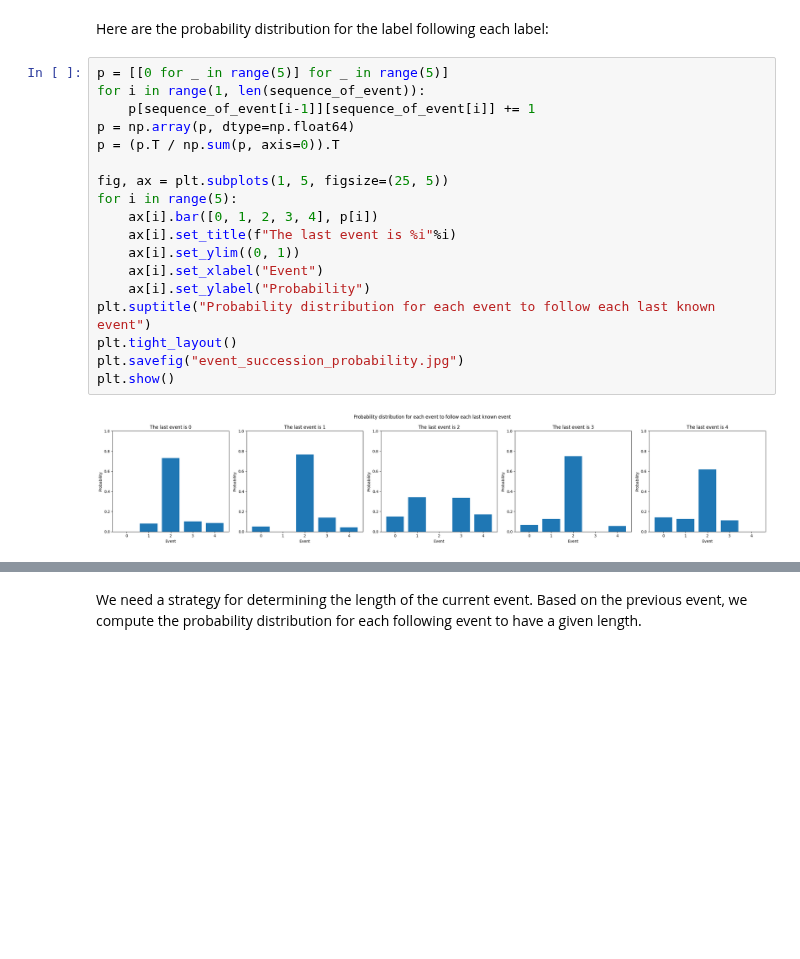
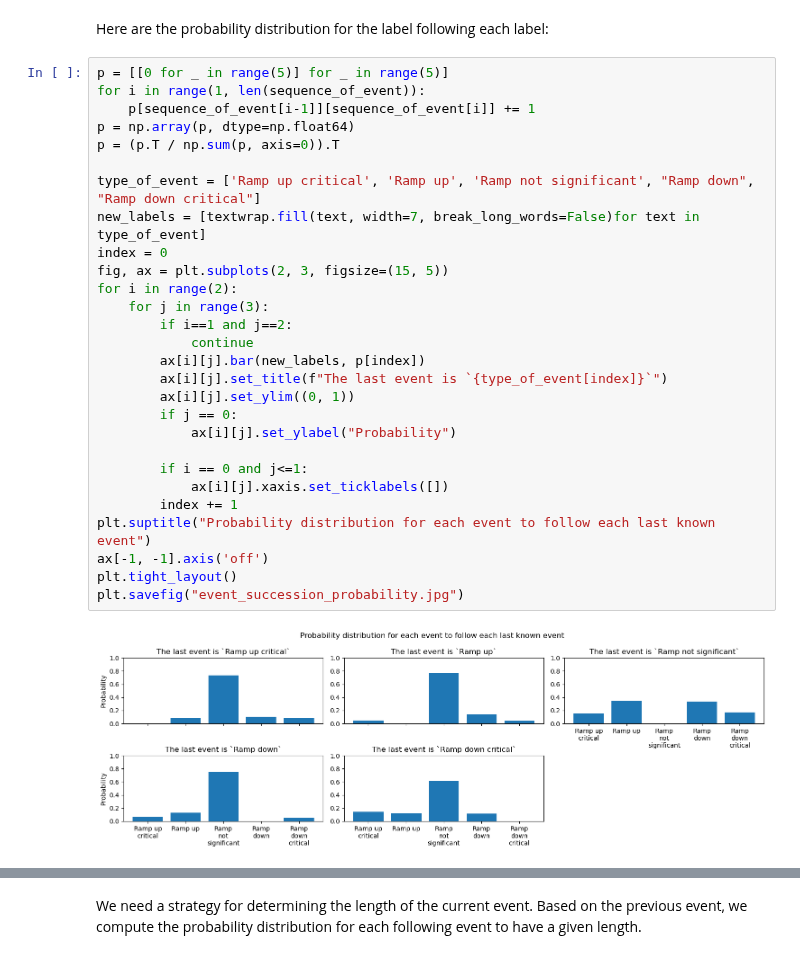
Before and after one commit to pascaltribel/RampUp, a Jupyter notebook: BasicMarkovChain.ipynb, the cells around one changed output, grey strips where cells are left out. Saved outputs shown, nothing was run; the diff lists cells and outputs as text; blank space fills up the shorter version.

```diff
--- a/BasicMarkovChain.ipynb
+++ b/BasicMarkovChain.ipynb
@@ -63,20 +60,30 @@ Here are the probability distribution for the label following each label:
 # %%
 p = [[0 for _ in range(5)] for _ in range(5)]
 for i in range(1, len(sequence_of_event)):
     p[sequence_of_event[i-1]][sequence_of_event[i]] += 1
 p = np.array(p, dtype=np.float64)
 p = (p.T / np.sum(p, axis=0)).T
 
-fig, ax = plt.subplots(1, 5, figsize=(25, 5))
-for i in range(5):
-    ax[i].bar([0, 1, 2, 3, 4], p[i])
-    ax[i].set_title(f"The last event is %i"%i)
-    ax[i].set_ylim((0, 1))
-    ax[i].set_xlabel("Event")
-    ax[i].set_ylabel("Probability")
+type_of_event = ['Ramp up critical', 'Ramp up', 'Ramp not significant', "Ramp down", "Ramp down critical"]
+new_labels = [textwrap.fill(text, width=7, break_long_words=False)for text in type_of_event]
+index = 0
+fig, ax = plt.subplots(2, 3, figsize=(15, 5))
+for i in range(2):
+    for j in range(3):
+        if i==1 and j==2:
+            continue
+        ax[i][j].bar(new_labels, p[index])
+        ax[i][j].set_title(f"The last event is `{type_of_event[index]}`")
+        ax[i][j].set_ylim((0, 1))
+        if j == 0:
+            ax[i][j].set_ylabel("Probability")
+
+        if i == 0 and j<=1:
+            ax[i][j].xaxis.set_ticklabels([])
+        index += 1
 plt.suptitle("Probability distribution for each event to follow each last known event")
+ax[-1, -1].axis('off')
 plt.tight_layout()
 plt.savefig("event_succession_probability.jpg")
-plt.show()
 # %% [output]
-[figure, old version]
+[figure, new version]
```
Also changed, not shown: parts of 4 cells of this notebook, 2 other files.
